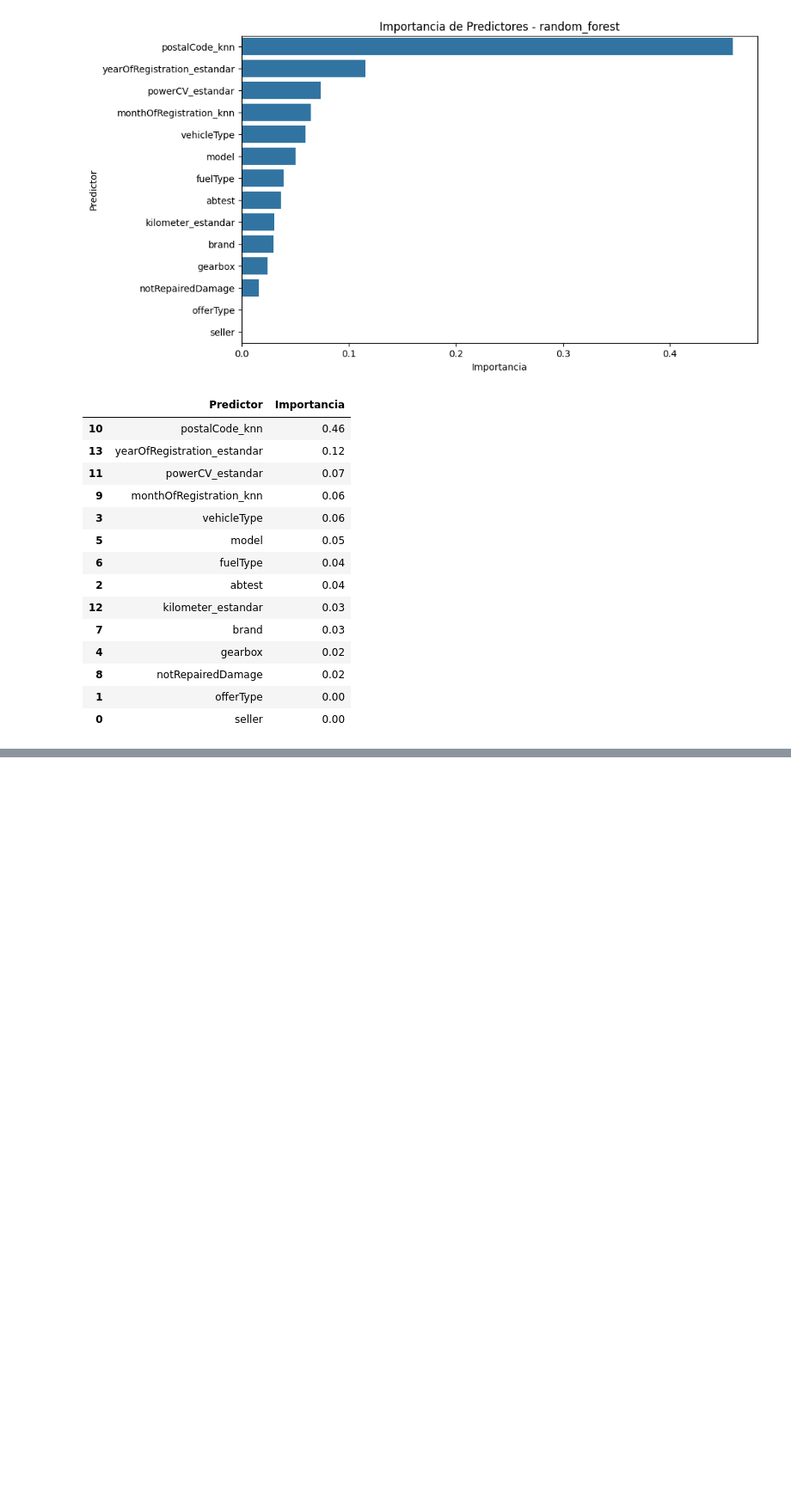
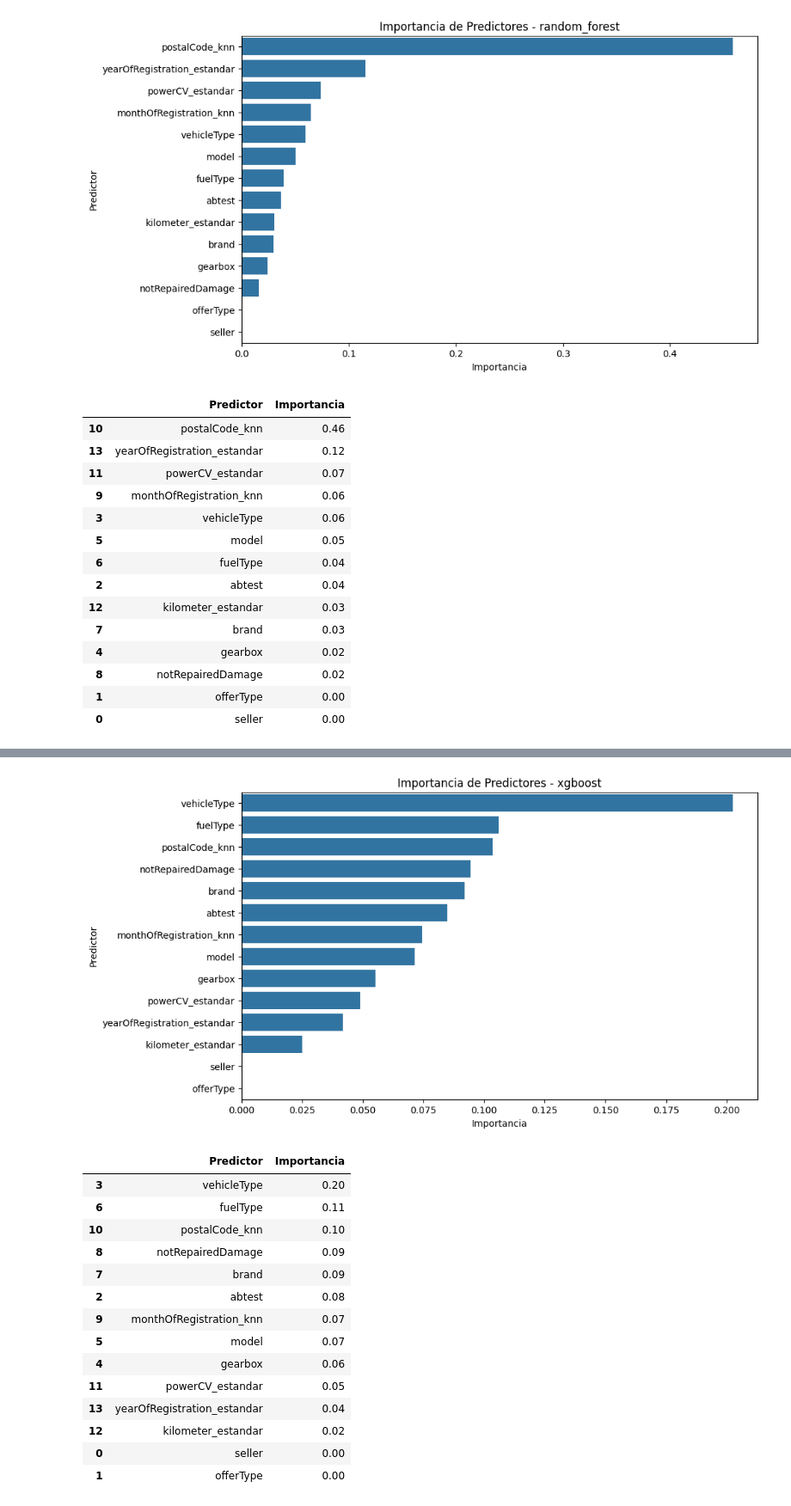
Before and after one commit to santiagorodriguez-dev/laboratorio-modulo8-leccion02-completo, a Jupyter notebook: notebooks/laboratorio-modulo8-leccion02-completo-v1.ipynb, the cells around one changed output, grey strips where cells are left out. Shown at 86% size. Drawn from its saved outputs; the diff is of its cells as text; code cells hidden in the pictures; blank space fills up the shorter version.

Commit message:
xgboost

```diff
--- a/notebooks/laboratorio-modulo8-leccion02-completo-v1.ipynb
+++ b/notebooks/laboratorio-modulo8-leccion02-completo-v1.ipynb
@@ -145,0 +176,10 @@ analisis_gradient_boosting.importancia_predictores("gradient_boosting")
+# %%
+# instanciamos la clase de regresión lineal
+analisis_xgboost= sa.AnalisisModelosRegresion(dataframe=df_analize, variable_dependiente='price_knn')
+
+# llamamos a la función para ajustar el modelo
+analisis_xgboost.ajustar_modelo(modelo='xgboost')
+
+# llamamos al metodo para obtener los resultaods de las predicciones
+df_resultados_xgboost = analisis_xgboost.obtener_resultados()
+df_resultados_xgboost.head()
@@ -145,0 +201,19 @@ analisis_gradient_boosting.importancia_predictores("gradient_boosting")
+# %%
+analisis_xgboost.importancia_predictores("xgboost")
+# %% [output]
+[figure, added]
+|  | Predictor | Importancia |
+| 3 | vehicleType | 0.20 |
+| 6 | fuelType | 0.11 |
+| 10 | postalCode_knn | 0.10 |
+| 8 | notRepairedDamage | 0.09 |
+| 7 | brand | 0.09 |
+| 2 | abtest | 0.08 |
+| 9 | monthOfRegistration_knn | 0.07 |
+| 5 | model | 0.07 |
+| 4 | gearbox | 0.06 |
+| 11 | powerCV_estandar | 0.05 |
+| 13 | yearOfRegistration_estandar | 0.04 |
+| 12 | kilometer_estandar | 0.02 |
+| 0 | seller | 0.00 |
+| 1 | offerType | 0.00 |
```
Also changed, not shown: parts of 5 cells of this notebook.
